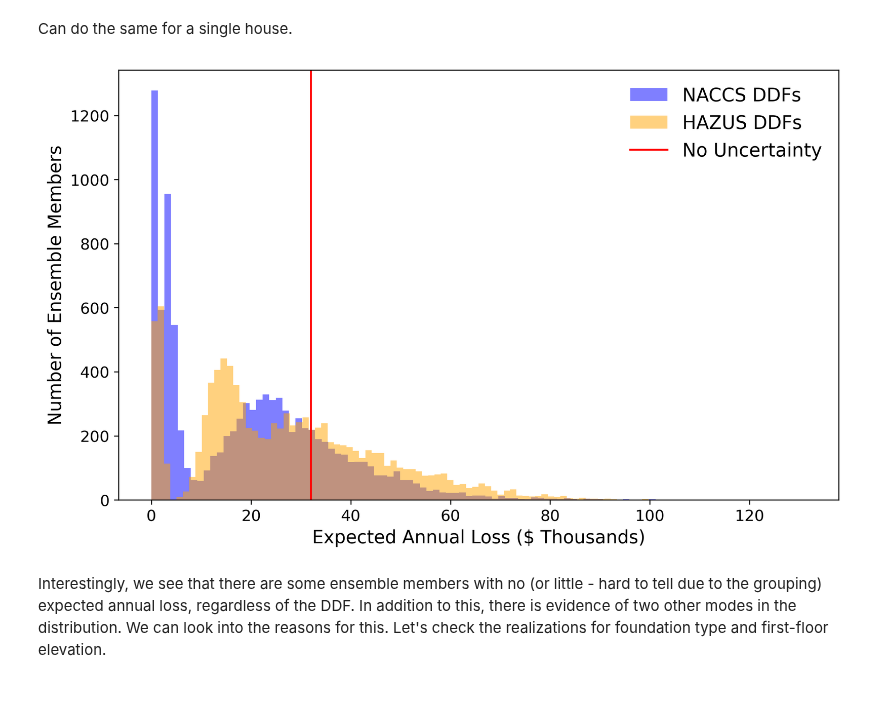
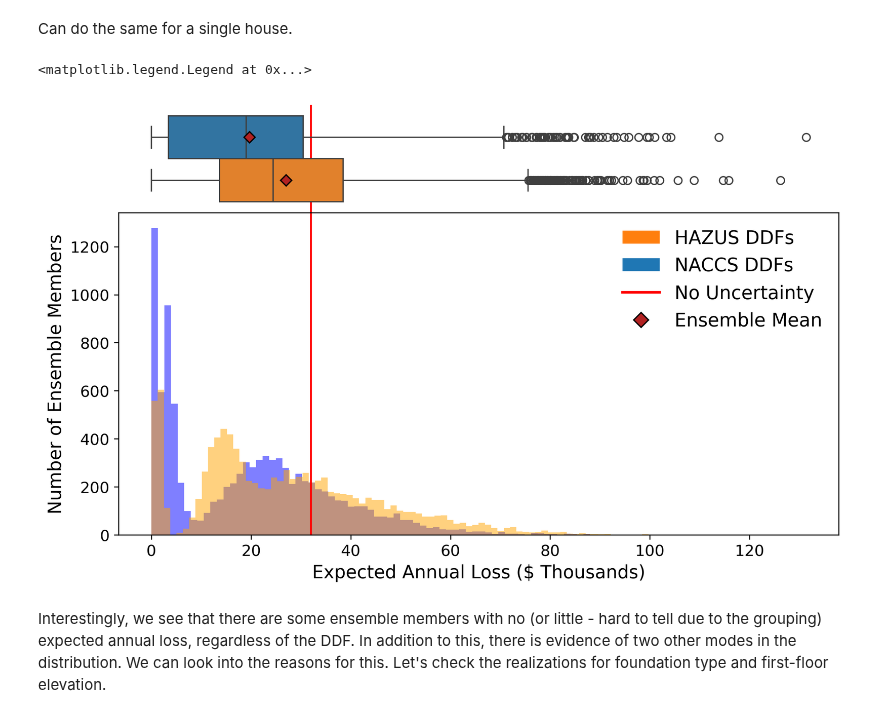
Before and after one commit to abpoll/unsafe, a Jupyter notebook: examples/philadelphia_frd/notebooks/full_data_example.ipynb, the cells around one changed output. Saved outputs shown, nothing was run; the diff lists cells and outputs as text; code cells hidden in the pictures.

```diff
--- a/examples/philadelphia_frd/notebooks/full_data_example.ipynb
+++ b/examples/philadelphia_frd/notebooks/full_data_example.ipynb
@@ -366,26 +408,64 @@ Can do the same for a single house.
 # %%
 # Let's plot the above for the house with the highest average expected annual loss
 # Since this seems to be higher with HAZUS DDFs, let's use those
 # to find the property
 max_eal_id = ens_df_f.groupby('fd_id')['hazus_eal'].mean().idxmax()
 
 max_unc = ens_df_f[ens_df_f['fd_id'] == max_eal_id]
 max_nounc = nounc_df[nounc_df['fd_id'] == max_eal_id]
 
-fig, ax = plt.subplots(figsize=(10, 6), dpi=300)
+fig, ax = plt.subplots(figsize=(10, 6), dpi=300,
+                       nrows=2,
+                       sharex=True,
+                       gridspec_kw={'hspace': 0},
+                       height_ratios=[1,3])
+
 temp = max_unc.groupby(['sow_ind'])[['naccs_eal', 'hazus_eal']].sum()/1e3
-# We can
+
 temp['naccs_eal'].hist(bins=100, color='blue', alpha=.5, label='NACCS DDFs')
 temp['hazus_eal'].hist(bins=100, color='orange', alpha=.5, label='HAZUS DDFs')
-ax.axvline(max_nounc['eal'].sum()/1e3, color='red', label='No Uncertainty')
-ax.legend(fontsize='x-large',
-          frameon=False)
-ax.grid(False)
-ax.set_xlabel('Expected Annual Loss ($ Thousands)', size=14)
-ax.set_ylabel('Number of Ensemble Members', size=14)
-ax.tick_params(labelsize=12)
+ax[1].axvline(max_nounc['eal'].sum()/1e3, color='red', label='No Uncertainty')
+ax[0].axvline(max_nounc['eal'].sum()/1e3, color='red', label='No Uncertainty')
+ax[1].grid(False)
+ax[1].set_xlabel('Expected Annual Loss ($ Thousands)', size=14)
+ax[1].set_ylabel('Number of Ensemble Members', size=14)
+ax[1].tick_params(labelsize=12)
+
+temp.columns = ['NACCS', 'HAZUS']
+temp_box = temp.melt(value_name='eal',
+                     var_name='DDF Type')
+sns.boxplot(ax=ax[0],
+            data=temp_box,
+            x='eal',
+            hue='DDF Type',
+            legend=False,
+            showmeans=True,
+            meanprops={'markerfacecolor': 'firebrick',
+                        'markeredgecolor': 'black',
+                        'marker': 'D'})
+ax[0].axis('off')
+
+
+
+# Easier to do a custom legend
+legend_elements = [Patch(facecolor=sns.color_palette("tab10")[1],
+                         label='HAZUS DDFs'),
+                    Patch(facecolor=sns.color_palette("tab10")[0],
+                         label='NACCS DDFs'),
+                   Line2D([0], [0], color='r', lw=2, label='No Uncertainty'),
+                   Line2D([0], [0], marker='D', markerfacecolor='firebrick',
+                          label='Ensemble Mean',
+                          ls='',
+                          markeredgecolor='black', markersize=8),]
+
+
+ax[1].legend(handles=legend_elements,
+             loc='upper right',
+             fontsize='x-large',
+             frameon=False)
 # %% [output]
+<matplotlib.legend.Legend at 0x...>
-[figure, old version]
+[figure, new version]
 # %% [markdown]
 Interestingly, we see that there are some ensemble members with no (or little - hard to tell due to the grouping) expected annual loss, regardless of the DDF. In addition to this, there is evidence of two other modes in the distribution. We can look into the reasons for this. Let's check the realizations for foundation type and first-floor elevation.
 # %%
```
Also changed, not shown: parts of 5 cells of this notebook, 1 other file.
